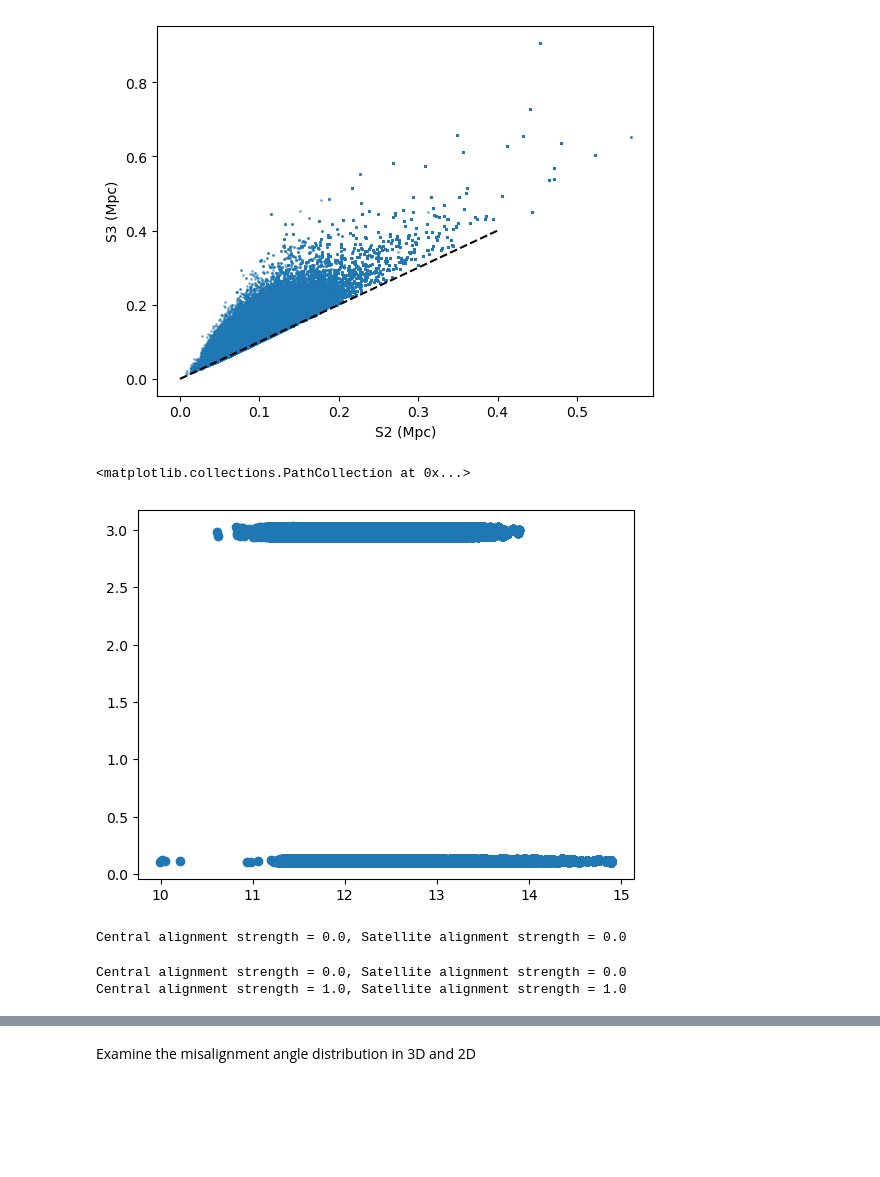
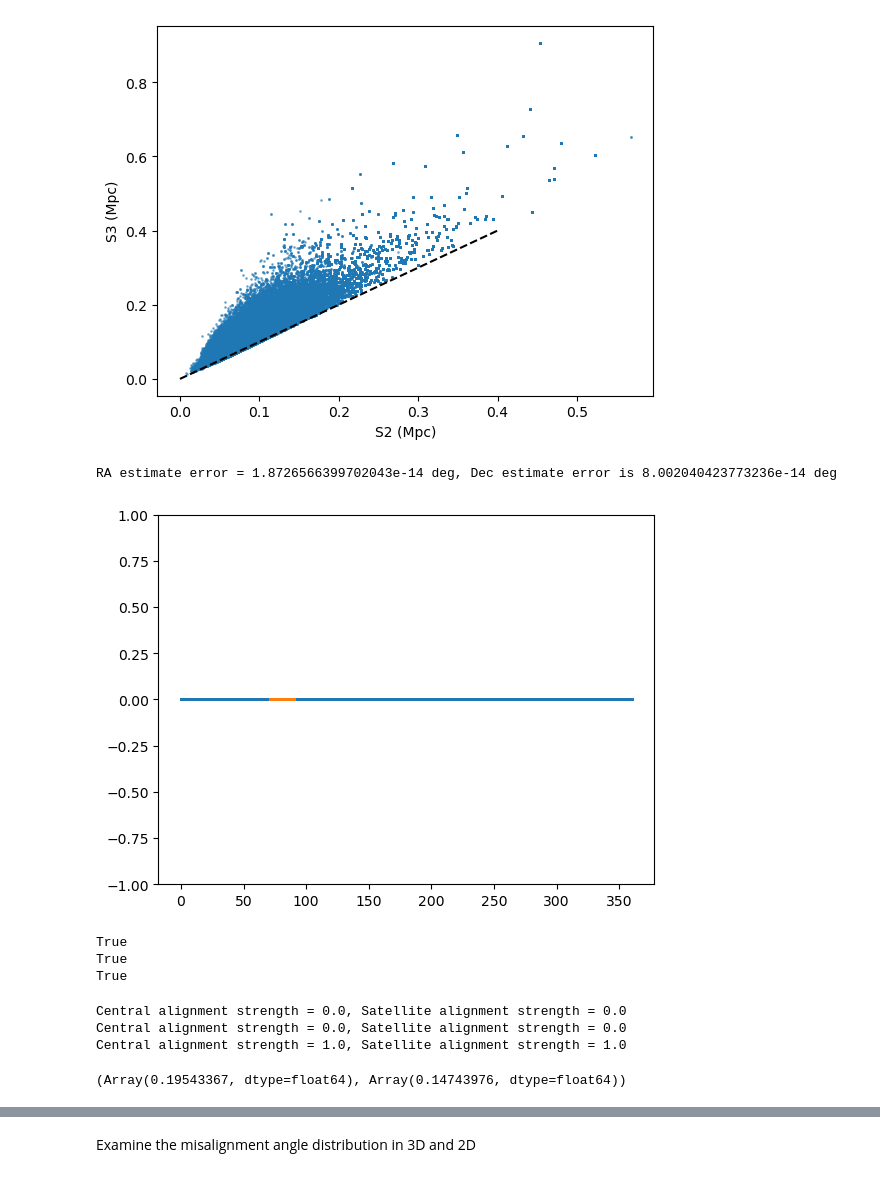
Before and after one commit to JiachuanXu/OpenCosmo_tools, a Jupyter notebook: IA_measurement.ipynb, the cells around one changed output, grey strips where cells are left out. Drawn from its saved outputs; the diff is of its cells as text; code cells hidden in the pictures; blank space fills up the shorter version.

```diff
--- a/IA_measurement.ipynb
+++ b/IA_measurement.ipynb
@@ -198,11 +283,11 @@ with oc.open(files[1], synth_cores=False) as _d:
 dataset = oc.open(files, synth_cores=False)
 dataset = dataset.select("gal_id", "redshift*", "redshift", "*bulge*", "*disk*", "central", "logm*", "roman_F129", "roman_F158",
                          "lsst_r",  "lsst_i", "top_host_idx", "top_host_infall_fof_halo_eigS*", "x", "y", "z", "ra*", "dec*",
-                         "r50_*", "*_host")
+                         "r50_*", "*_host", "x_nfw", "y_nfw", "z_nfw")
 # filter with redshift range, take some random objects
 #dataset = dataset.with_redshift_range(0.5, 0.8)
 dataset = dataset.with_units("comoving")
-#dataset = dataset.take(1_000_000, at="random")
+dataset = dataset.take(2_000_000, at="random")
 Lbox = dataset.header.simulation["box_size"].value / dataset.cosmology.h
 
 ### Select weak lensing source sample as a subset (not including shape measurement error so far)
@@ -260,11 +400,36 @@ plt.plot([0, 0.4], [0, 0.4], 'k--')
 # %% [output]
 [<matplotlib.lines.Line2D at 0x...>]
 [figure]
-# %%
-plt.scatter(dataset.data["logmp_obs_host"], dataset.data["redshift"])
-# %% [output]
-<matplotlib.collections.PathCollection at 0x...>
-[figure, removed]
+# %%
+### Understand the transformation between x/y/z and RA/Dec
+# Note that the Ra and Dec are defined from x/y/z_nfw
+# RA = arctan2(y, x) in degrees + 180, range [0, 360) (-x is RA=0)
+# Dec = 90 - arccos(z / sqrt(x^2 + y^2 + z^2)) in degrees, range [-90, 90]
+ra_estimate = (np.angle(dataset.data["x_nfw"] + 1j * dataset.data["y_nfw"]).to('deg').value + 180) % 360
+dec_estimate = 90 - np.arccos(dataset.data["z_nfw"] / np.sqrt(dataset.data["x_nfw"]**2 + dataset.data["y_nfw"]**2 + dataset.data["z_nfw"]**2)).to('deg').value
+plt.scatter(dataset.data["ra"], ra_estimate - dataset.data["ra"].value, s=1)
+plt.scatter(dataset.data["dec"], dec_estimate - dataset.data["dec"].value, s=1)
+plt.ylim(-1, 1)
+ra_estimate_error = np.std(ra_estimate - dataset.data["ra"].value)
+dec_estimate_error = np.std(dec_estimate - dataset.data["dec"].value)
+print(f'RA estimate error = {ra_estimate_error} deg, Dec estimate error is {dec_estimate_error} deg')
+# %% [output]
+RA estimate error = 1.8726566399702043e-14 deg, Dec estimate error is 8.002040423773236e-14 deg
+[figure, added]
+# %%
+x_prime, y_prime, z_prime = observer_frame_axes(dataset.data["ra"].to('rad').value,
+                                                dataset.data["dec"].to('rad').value)
+pos_mag = np.sqrt(dataset.data["x_nfw"]**2 + dataset.data["y_nfw"]**2 + dataset.data["z_nfw"]**2)
+pos_test = np.array([dataset.data["x_nfw"]/pos_mag,
+                     dataset.data["y_nfw"]/pos_mag,
+                     dataset.data["z_nfw"]/pos_mag]).T
+print(np.allclose(np.sum(pos_test * x_prime, axis=-1), 0.0, atol=2e-6))
+print(np.allclose(np.sum(pos_test * y_prime, axis=-1), 0.0, atol=2e-6))
+print(np.allclose(np.sum(pos_test * z_prime, axis=-1), -1.0, atol=2e-6))
+# %% [output]
+True
+True
+True
 # %%
 ### From the WL sample, select central and satellite galaxies separately, and build alignment for them separately
 def alignment_worker(dataset, central_alignment, satellite_alignment, central_mask, satellite_mask,
@@ -354,15 +544,15 @@ central_alignment = 1.0
 gal_axes_disk_noIA_slice, E2D_disk_noIA_slice, E2D_bulge_noIA_slice = alignment_worker(dataset,
         central_alignment=0., satellite_alignment=0.,
         central_mask=central_mask, satellite_mask=satellite_mask,
-        envelope=False, random_alignment=False)
+        envelope=False, random_alignment=False, ra_dec_frame=True, seed=514)
 gal_axes_disk_noIA_envelope, E2D_disk_noIA_envelope, E2D_bulge_noIA_envelope = alignment_worker(dataset,
         central_alignment=0., satellite_alignment=0.,
         central_mask=central_mask, satellite_mask=satellite_mask,
-        envelope=True, random_alignment=False)
+        envelope=True, random_alignment=False, ra_dec_frame=True, seed=514)
 gal_axes_disk_IA_envelope, E2D_disk_IA_envelope, E2D_bulge_IA_envelope = alignment_worker(dataset,
         central_alignment=central_alignment, satellite_alignment=satellite_alignment,
         central_mask=central_mask, satellite_mask=satellite_mask,
-        envelope=True, random_alignment=False)
+        envelope=True, random_alignment=False, ra_dec_frame=True, seed=514)
 
 ellip_bins = np.linspace(0, 1, 30)
 ellip_bin_center = 0.5 * (ellip_bins[:-1] + ellip_bins[1:])
@@ -374,8 +564,12 @@ ellip_disk_IA_envelope, _    = np.histogram(E2D_disk_IA_envelope.ellipticity, bi
 ellip_bulge_IA_envelope, _   = np.histogram(E2D_bulge_IA_envelope.ellipticity, bins=ellip_bins)
 # %% [output]
 Central alignment strength = 0.0, Satellite alignment strength = 0.0
+Central alignment strength = 0.0, Satellite alignment strength = 0.0
+Central alignment strength = 1.0, Satellite alignment strength = 1.0
-Central alignment strength = 0.0, Satellite alignment strength = 0.0
-Central alignment strength = 1.0, Satellite alignment strength = 1.0
+# %%
+np.std(E2D_disk_IA_envelope.ellipticity - E2D_disk_noIA_envelope.ellipticity), np.std(E2D_bulge_IA_envelope.ellipticity - E2D_bulge_noIA_envelope.ellipticity)
+# %% [output]
+(Array(0.19543367, dtype=float64), Array(0.14743976, dtype=float64))
 # %%
 fig, axes = plt.subplots(1, 2, figsize=(12, 5))
 
```
Also changed, not shown: parts of 13 cells of this notebook.
